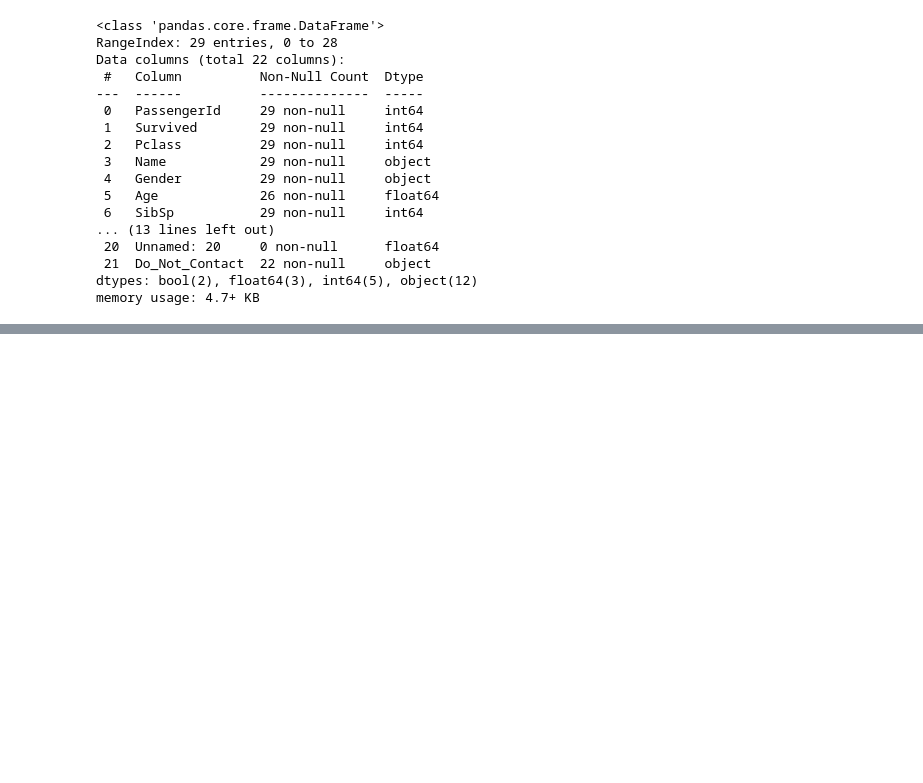
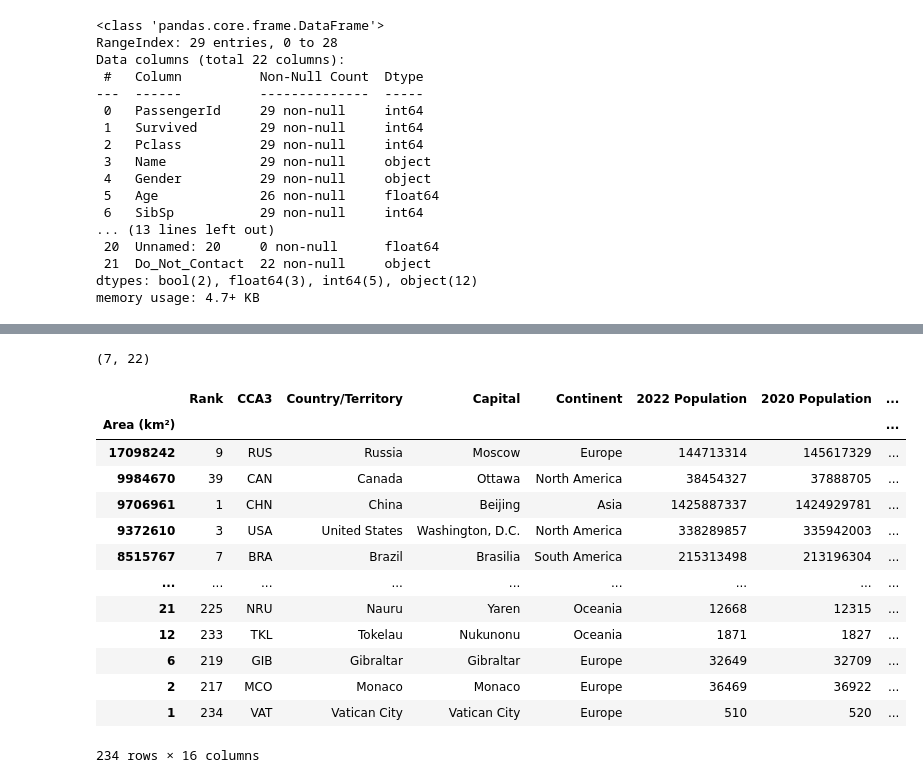
Before and after one commit to Murtiza007/Pandas, a Jupyter notebook: PandasBasics.ipynb, the cells around one changed output, grey strips where cells are left out. Cells and saved outputs as stored; diff of their text form; code cells hidden in the pictures; blank space fills up the shorter version.

```diff
--- a/PandasBasics.ipynb
+++ b/PandasBasics.ipynb
@@ -471,0 +525,27 @@ Name: Phone_Number, dtype: object
+# %%
+data.shape
+# %% [output]
+(7, 22)
+# %%
+#index
+
+import pandas as pd
+data=pd.read_csv("datasets//world_population.csv" )
+data.set_index("Area (km²)",inplace=True)
+data.sort_index(inplace=True,ascending=False)
+data
+# %% [output]
+|  | Rank | CCA3 | Country/Territory | Capital | Continent | 2022 Population | 2020 Population | ... |
+| Area (km²) |  |  |  |  |  |  |  | ... |
+| 17098242 | 9 | RUS | Russia | Moscow | Europe | 144713314 | 145617329 | ... |
+| 9984670 | 39 | CAN | Canada | Ottawa | North America | 38454327 | 37888705 | ... |
+| 9706961 | 1 | CHN | China | Beijing | Asia | 1425887337 | 1424929781 | ... |
+| 9372610 | 3 | USA | United States | Washington, D.C. | North America | 338289857 | 335942003 | ... |
+| 8515767 | 7 | BRA | Brazil | Brasilia | South America | 215313498 | 213196304 | ... |
+| ... | ... | ... | ... | ... | ... | ... | ... | ... |
+| 21 | 225 | NRU | Nauru | Yaren | Oceania | 12668 | 12315 | ... |
+| 12 | 233 | TKL | Tokelau | Nukunonu | Oceania | 1871 | 1827 | ... |
+| 6 | 219 | GIB | Gibraltar | Gibraltar | Europe | 32649 | 32709 | ... |
+| 2 | 217 | MCO | Monaco | Monaco | Europe | 36469 | 36922 | ... |
+| 1 | 234 | VAT | Vatican City | Vatican City | Europe | 510 | 520 | ... |
+234 rows × 16 columns
```
Also changed, not shown: parts of 11 cells of this notebook, 1 other file.
